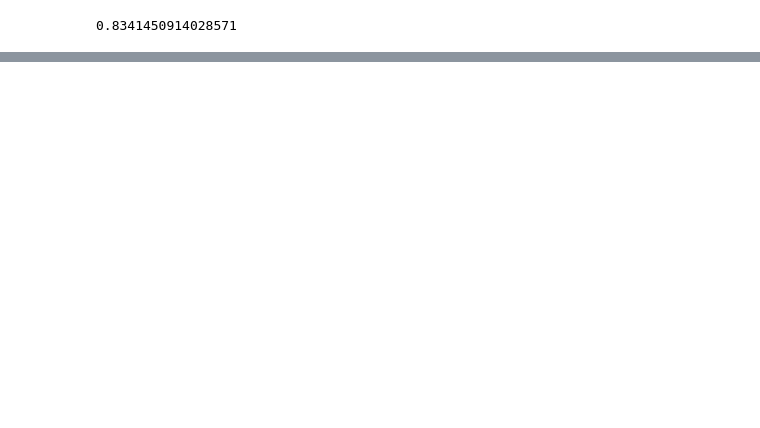
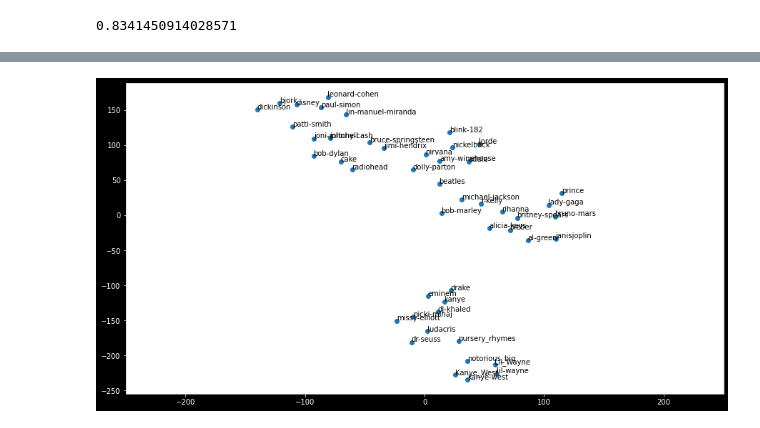
Before and after one commit to dkoterwa/masters, a Jupyter notebook: first semester/Unsupervised Learning/article_2/dimensions_reduction.ipynb, the cells around one changed output, grey strips where cells are left out. Drawn from its saved outputs; the diff is of its cells as text; code cells hidden in the pictures; blank space fills up the shorter version.

```diff
--- a/first semester/Unsupervised Learning/article_2/dimensions_reduction.ipynb
+++ b/first semester/Unsupervised Learning/article_2/dimensions_reduction.ipynb
@@ -239,0 +213,20 @@ plt.margins(x=0)
+# %%
+fix, ax = plt.subplots()
+plt.rcParams["figure.figsize"] = (15,8)
+ax.scatter(tsne_fit[:, 0],
+            tsne_fit[:, 1])
+plt.xlim(-250, 250)
+#plt.ylim(-15, 25)
+
+xax = tsne_fit[:, 0]
+yax = tsne_fit[:, 1]
+for i, txt in enumerate(column_names):
+
+    not_to_move = ['ludacris', 'prince', 'patti-smith', 'michael-jackson', 'amy-winehouse', 'lin-manuel-miranda', 'disney', 'kanye-west']
+    if txt not in not_to_move:
+        ax.annotate(txt, (xax[i] - 0.3, yax[i] + 0.6))
+
+    else:
+         ax.annotate(txt, (xax[i], yax[i]))
+# %% [output]
+[figure, added]
```
Also changed, not shown: parts of 21 cells of this notebook, 3 other files.
